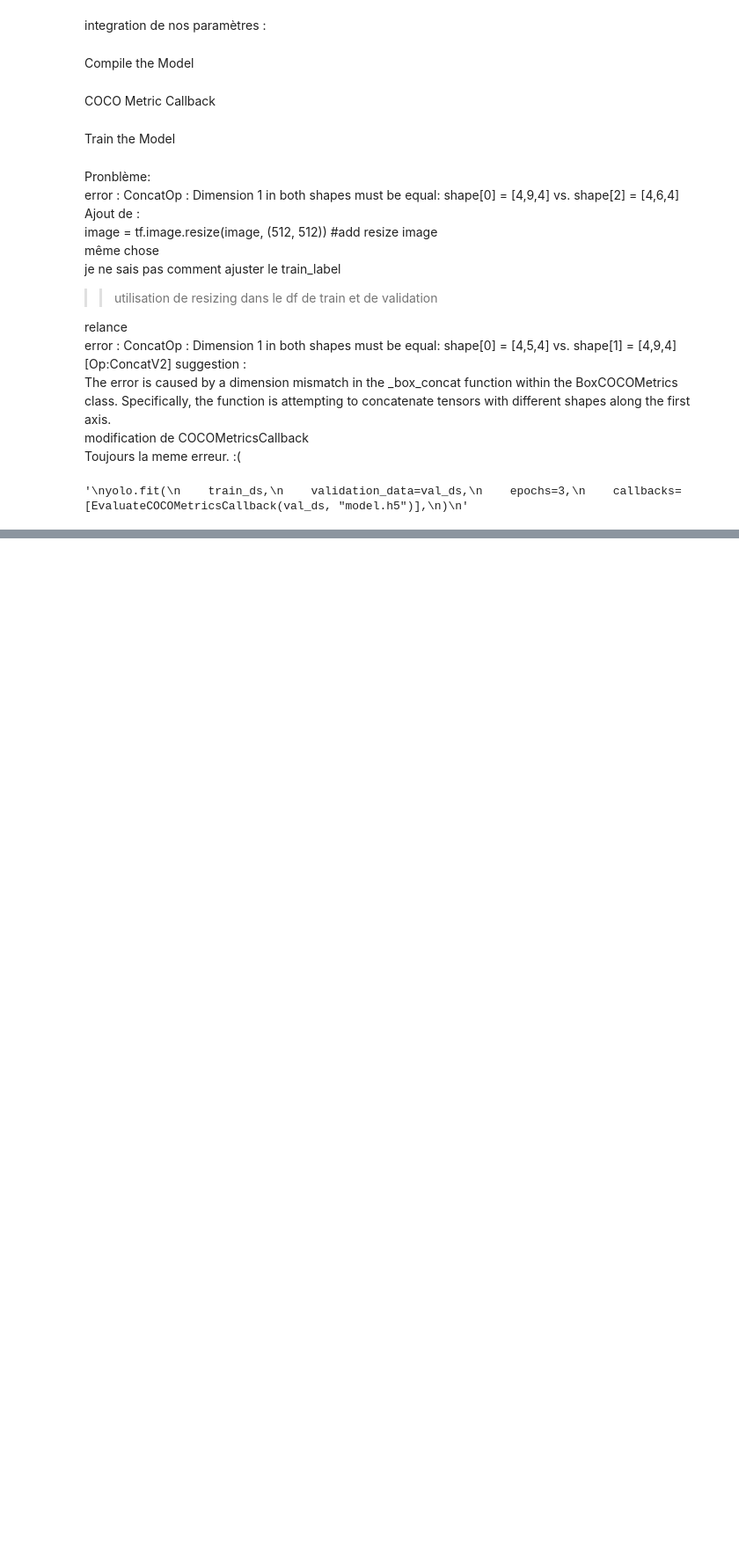
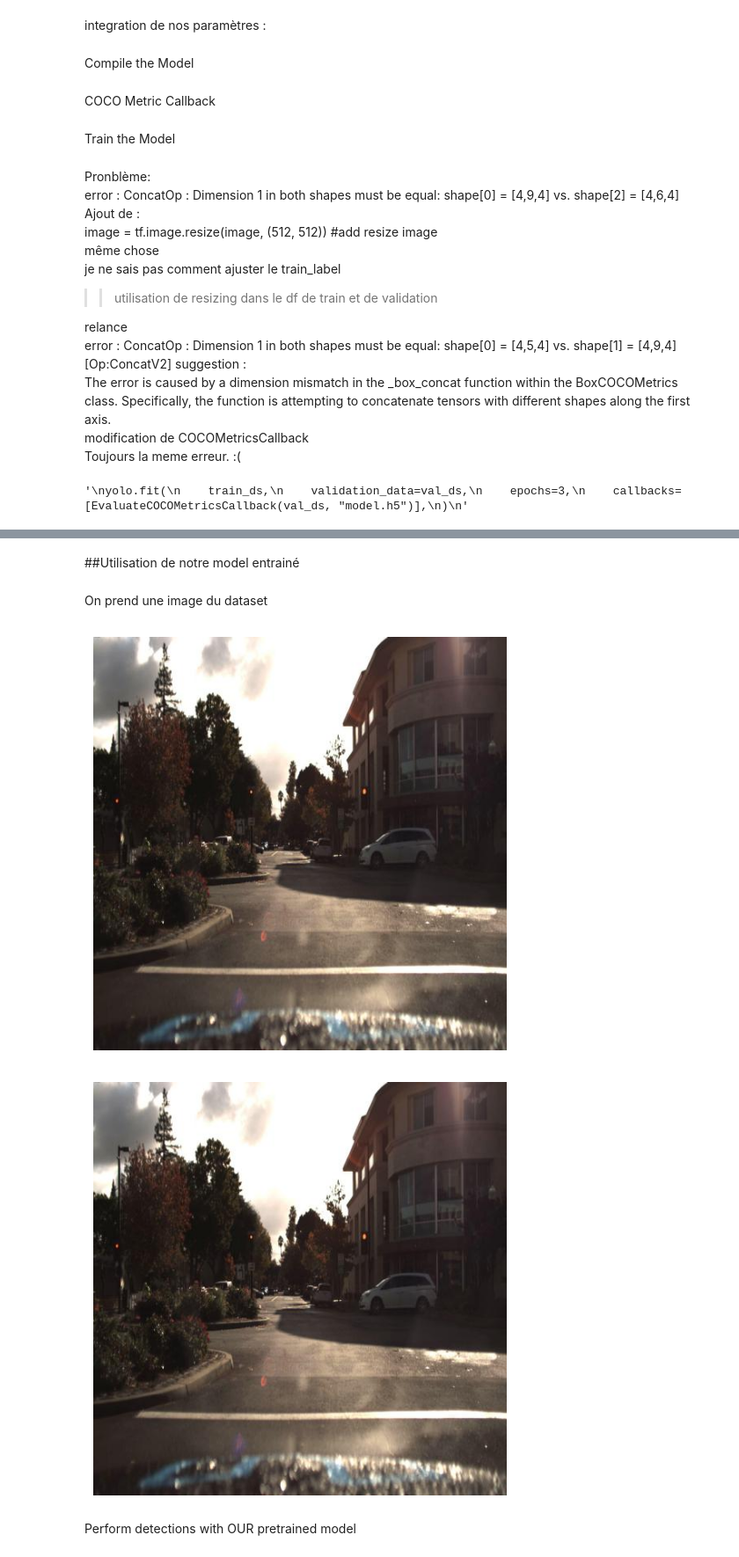
Before and after one commit to helvete74/IFAGE_dev_AI, a Jupyter notebook: Efficient_Object_Detection_with_YOLOV8_and_KerasCV.ipynb, the cells around one changed output, grey strips where cells are left out. Shown at 88% size. Saved outputs shown, nothing was run; the diff lists cells and outputs as text; code cells hidden in the pictures; blank space fills up the shorter version.

```diff
--- a/Efficient_Object_Detection_with_YOLOV8_and_KerasCV.ipynb
+++ b/Efficient_Object_Detection_with_YOLOV8_and_KerasCV.ipynb
@@ -497,0 +525,23 @@ Epoch 3/3
+# %% [markdown]
+##Utilisation de notre model entrainé
+# %% [markdown]
+On prend une image du dataset
+# %%
+import numpy as np
+
+filepath = "/content/Self-Driving-Car-3/export/1478020270697025674_jpg.rf.N5O0kmx8Hh9adHEvQNBe.jpg"
+image = keras.utils.load_img(filepath)
+image = np.array(image)
+
+visualization.plot_image_gallery(
+    np.array([image]),
+    value_range=(0, 255),
+    rows=1,
+    cols=1,
+    scale=5,
+)
+# %% [output]
+[figure, added]
+[figure, added]
+# %% [markdown]
+Perform detections with OUR pretrained model
```
Also changed, not shown: parts of 12 cells of this notebook.
